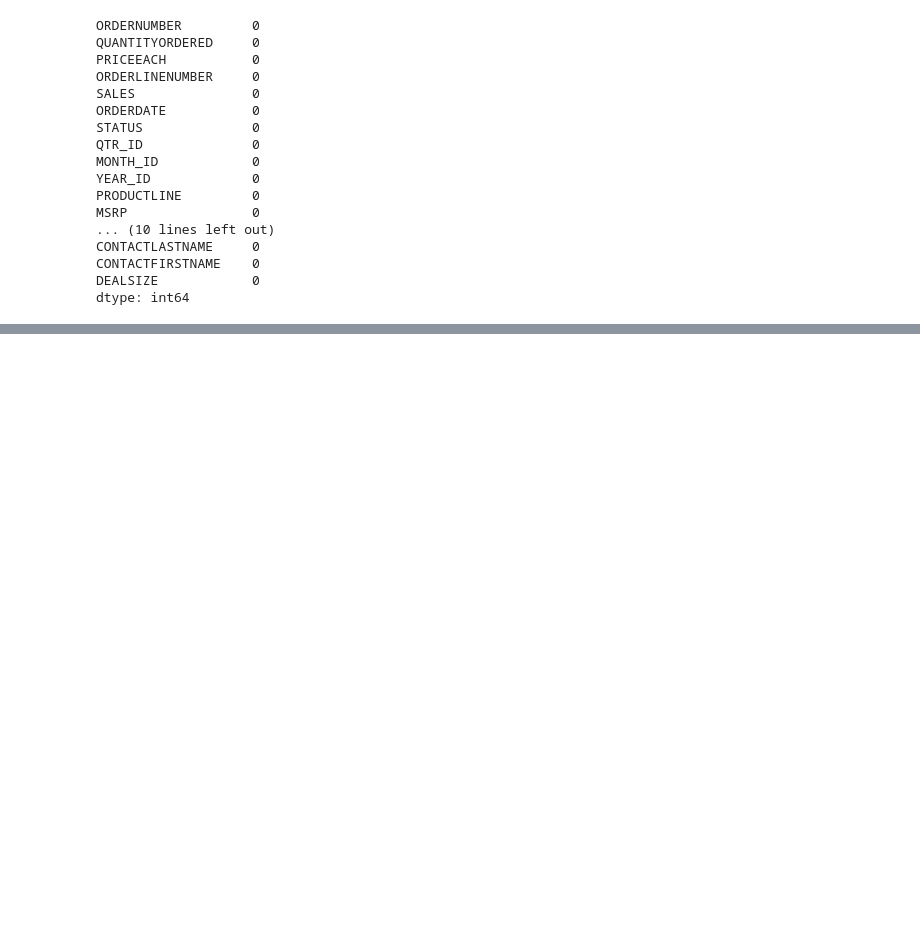
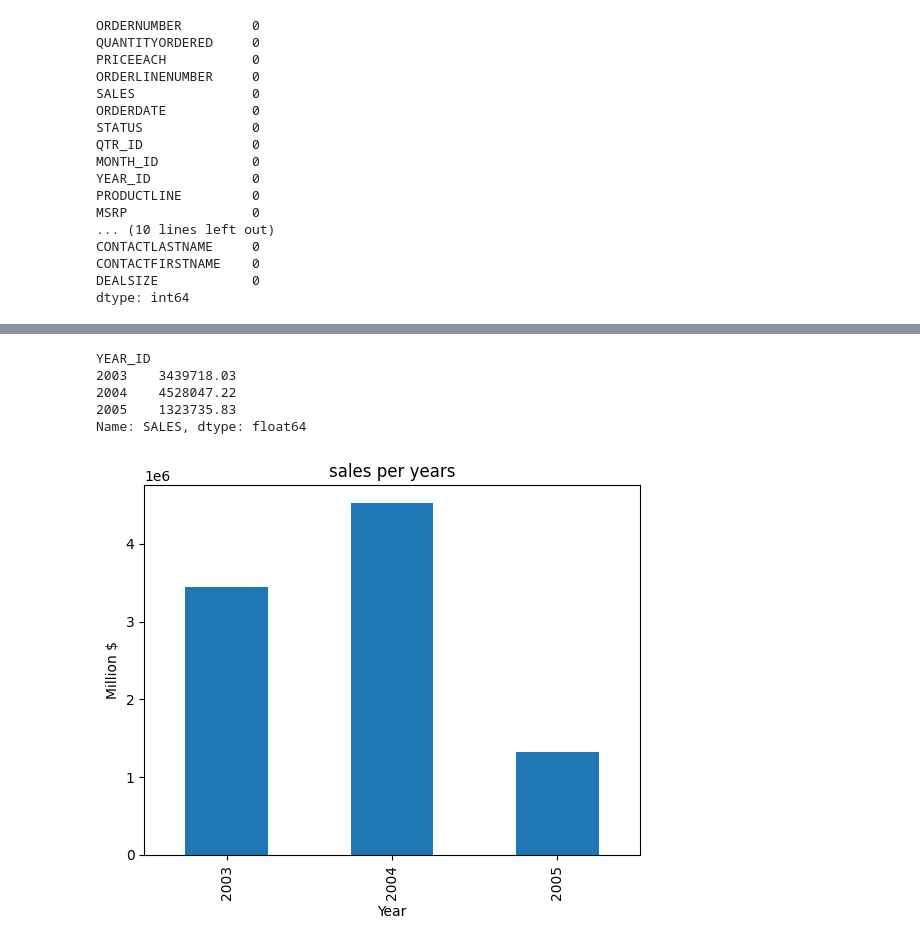
Before and after one commit to avaneesh0/sales_analysis_dashboard_python, a Jupyter notebook: notebooks/01_explore.ipynb, the cells around one changed output, grey strips where cells are left out. Drawn from its saved outputs; the diff is of its cells as text; code cells hidden in the pictures; blank space fills up the shorter version.

Commit message:
explore visulation and visualize fig

```diff
--- a/notebooks/01_explore.ipynb
+++ b/notebooks/01_explore.ipynb
@@ -85,3 +85,5 @@ CONTACTLASTNAME     0
 CONTACTFIRSTNAME    0
 DEALSIZE            0
 dtype: int64
+# %%
+sales_data = sales_data[sales_data["STATUS"] == "Shipped"]
@@ -87,0 +110,14 @@ dtype: int64
+# %%
+print(sales_data.groupby("YEAR_ID")["SALES"].sum())
+sales_data.groupby("YEAR_ID")["SALES"].sum().plot(kind="bar")
+plt.title("sales per years")
+plt.ylabel("Million $")
+plt.xlabel("Year")
+plt.show()
+# %% [output]
+YEAR_ID
+2003    3439718.03
+2004    4528047.22
+2005    1323735.83
+Name: SALES, dtype: float64
+[figure, added]
```
Also changed, not shown: parts of 7 cells of this notebook, 9 other files.
